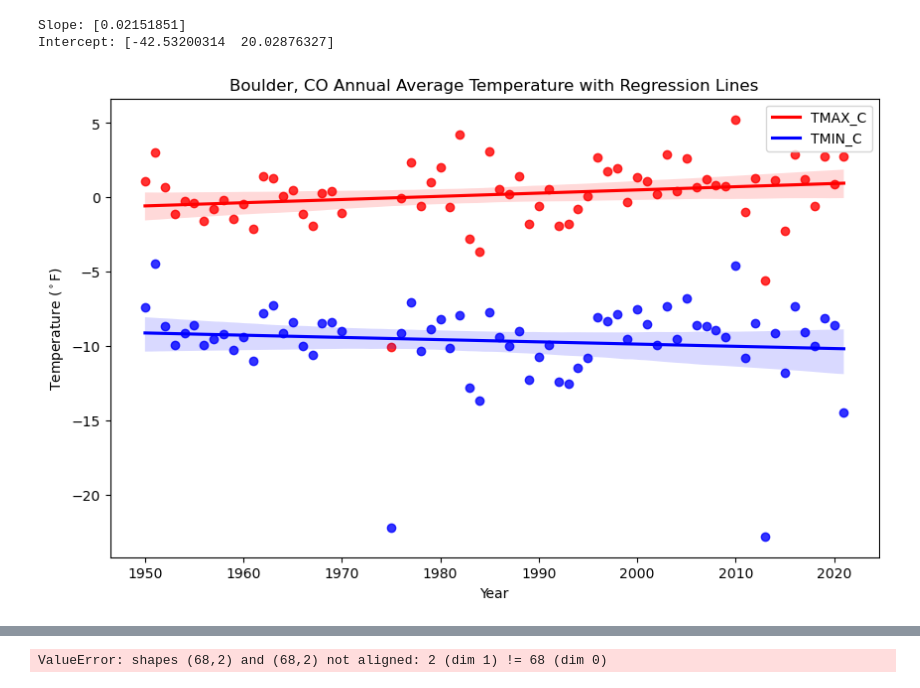
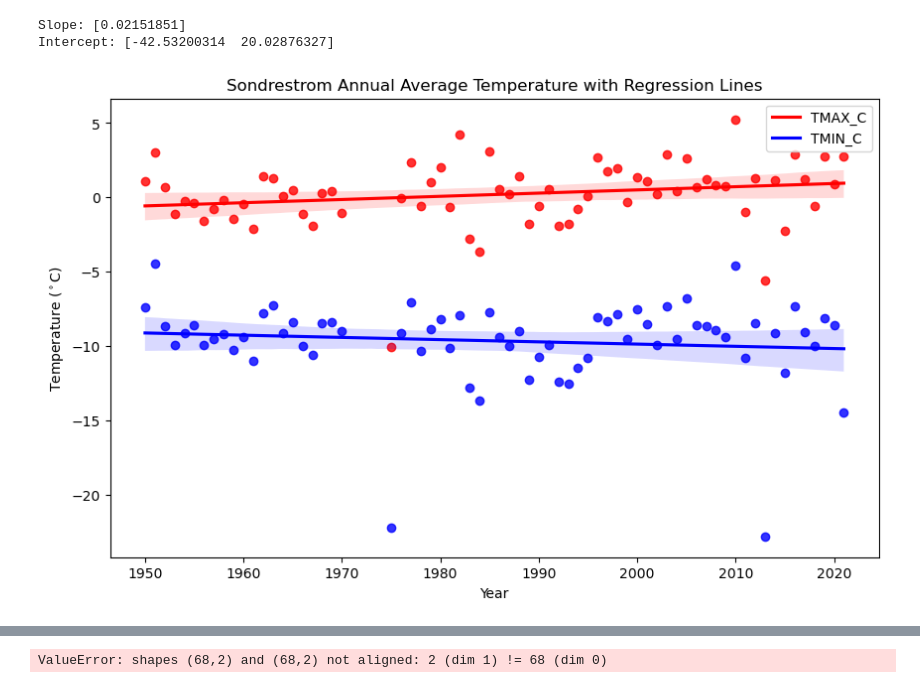
Before and after one commit to earthlab-education/climate-coding-challenge-allenmoench, a Jupyter notebook: Notebooks/Climate_Coding_Challenge/climate_12_portfolio_03.ipynb, the cells around one changed output, grey strips where cells are left out. Drawn from its saved outputs; the diff is of its cells as text; code cells hidden in the pictures.

```diff
--- a/Notebooks/Climate_Coding_Challenge/climate_12_portfolio_03.ipynb
+++ b/Notebooks/Climate_Coding_Challenge/climate_12_portfolio_03.ipynb
@@ -267,32 +305,32 @@ fig, ax = plt.subplots(figsize=(10, 6))
 # Plot TMAX_C regression line
 sns.regplot(
     x=ann_climate_df_clean.index.year,
     y=ann_climate_df_clean['TMAX_C'],
     ax=ax,  # Use the same axes for both plots
     scatter_kws={'color': 'red'},  # Optional: Customize scatter points
     line_kws={'color': 'red', 'label': 'TMAX_C'}  # Optional: Customize the line
 )
 
 # Plot TMIN_C regression line
 sns.regplot(
     x=ann_climate_df_clean.index.year,
     y=ann_climate_df_clean['TMIN_C'],
     ax=ax,  # Use the same axes
     scatter_kws={'color': 'blue'},  # Optional: Customize scatter points
     line_kws={'color': 'blue', 'label': 'TMIN_C'}  # Optional: Customize the line
 )
 
 # Set plot labels and title
 ax.set(
-    title='Boulder, CO Annual Average Temperature with Regression Lines',
+    title='Sondrestrom Annual Average Temperature with Regression Lines',
     xlabel='Year',
     ylabel='Temperature ($^\circ$C)'
 )
 
 # Display legend
 ax.legend()
 
 # Display the plot
 plt.show()
 # %% [output]
-[figure, old version]
+[figure, new version]
```
Also changed, not shown: parts of 8 cells of this notebook, 3 other files.
